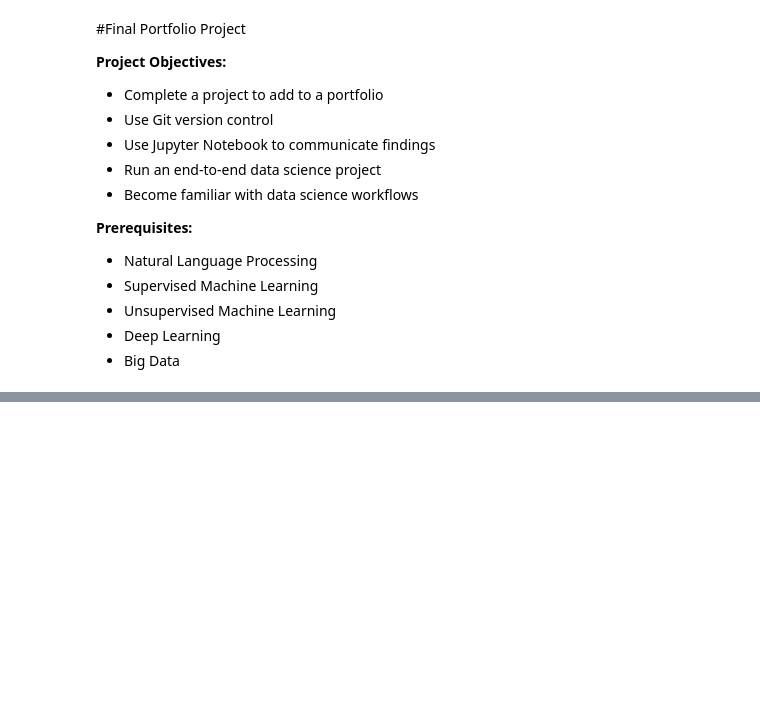
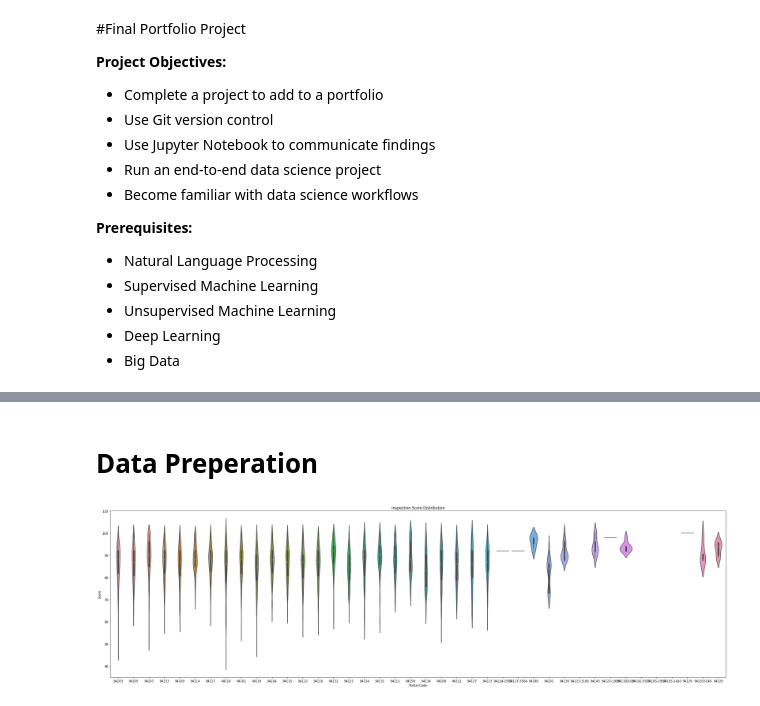
Before and after one commit to erikrowens/Codecademy, a Jupyter notebook: Final_Portfolio_Project/Final_Portfolio_Project.ipynb, the cells around one changed output, grey strips where cells are left out. Saved outputs shown, nothing was run; the diff lists cells and outputs as text; code cells hidden in the pictures; blank space fills up the shorter version.

Commit message:
Advanced data exploration and data preparation

```diff
--- a/Final_Portfolio_Project/Final_Portfolio_Project.ipynb
+++ b/Final_Portfolio_Project/Final_Portfolio_Project.ipynb
@@ -46,0 +69,4 @@ sys.path.insert(1, projectFolder)
+# %%
+#@title Code: Import Data
+scoresDF = pd.read_csv(projectFolder+"Restaurant_Scores_-_LIVES_Standard.csv", header=0, delimiter=";")
+scoresDF.head(10)
@@ -46,0 +225,27 @@ sys.path.insert(1, projectFolder)
+# %% [markdown]
+# Data Preperation
+# %%
+#@title Code: Data preparation
+
+#Drop duplicates, keep last entry
+scoresDF.drop_duplicates(inplace=True, ignore_index=True, keep='last')
+scoresDF.dropna(subset=['business_postal_code'], inplace=True)
+
+#Filter out rows where business_postal_code does not start with 941 and whose lenght is less than 4
+scoresDF = scoresDF[scoresDF['business_postal_code'].map(len) > 3]
+scoresDF = scoresDF[scoresDF.business_postal_code.str.contains('^941', regex=True, na=False)]
+
+#Now merge values where the postal code has a 'sub-code' appended
+# %%
+plt.figure(figsize=[36,10])
+ax = sns.violinplot()
+
+sns.violinplot(data=scoresDF, x="business_postal_code", y="inspection_score")
+ax.set_title("Inspection Score Distribution")
+ax.set(xlabel='Postal Code', ylabel='Score')
+
+#plt.savefig("netflix_quarterly_price_disti.png", format="png")
+
+plt.show()
+# %% [output]
+[figure, added]
```
Also changed, not shown: parts of 14 cells of this notebook.
